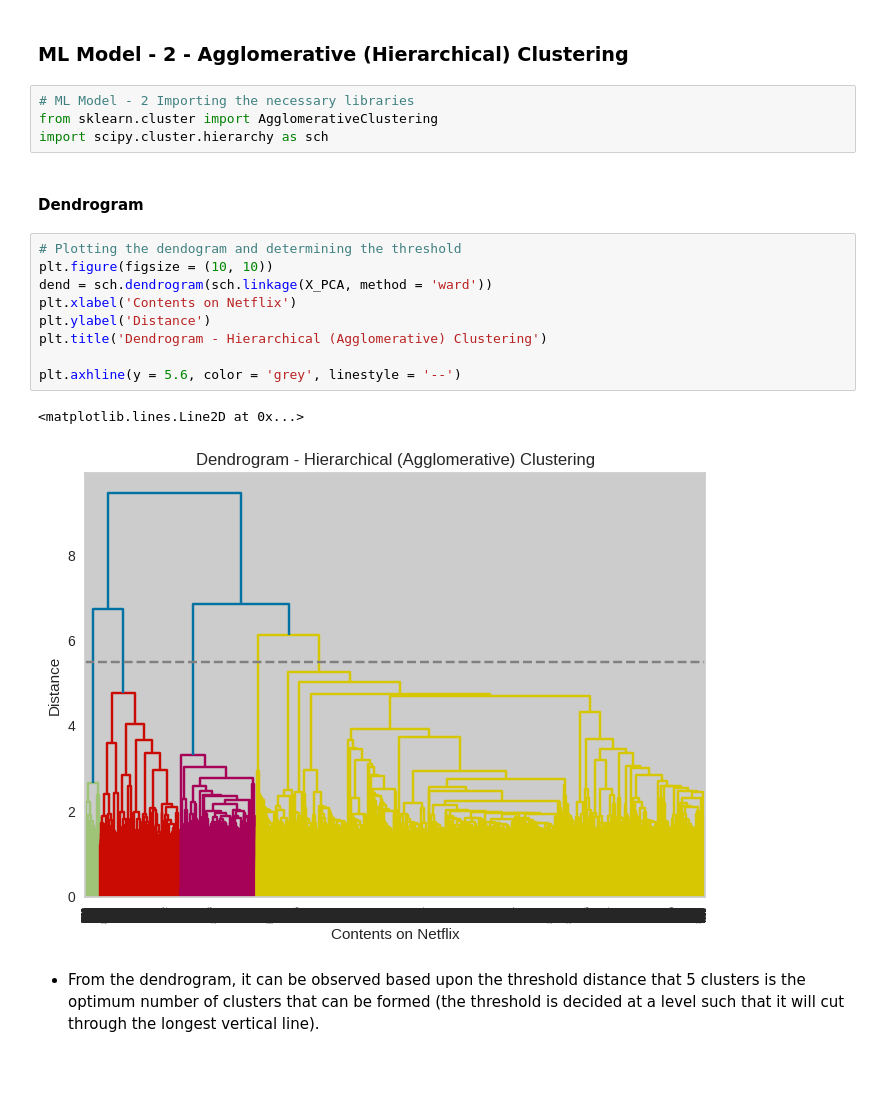
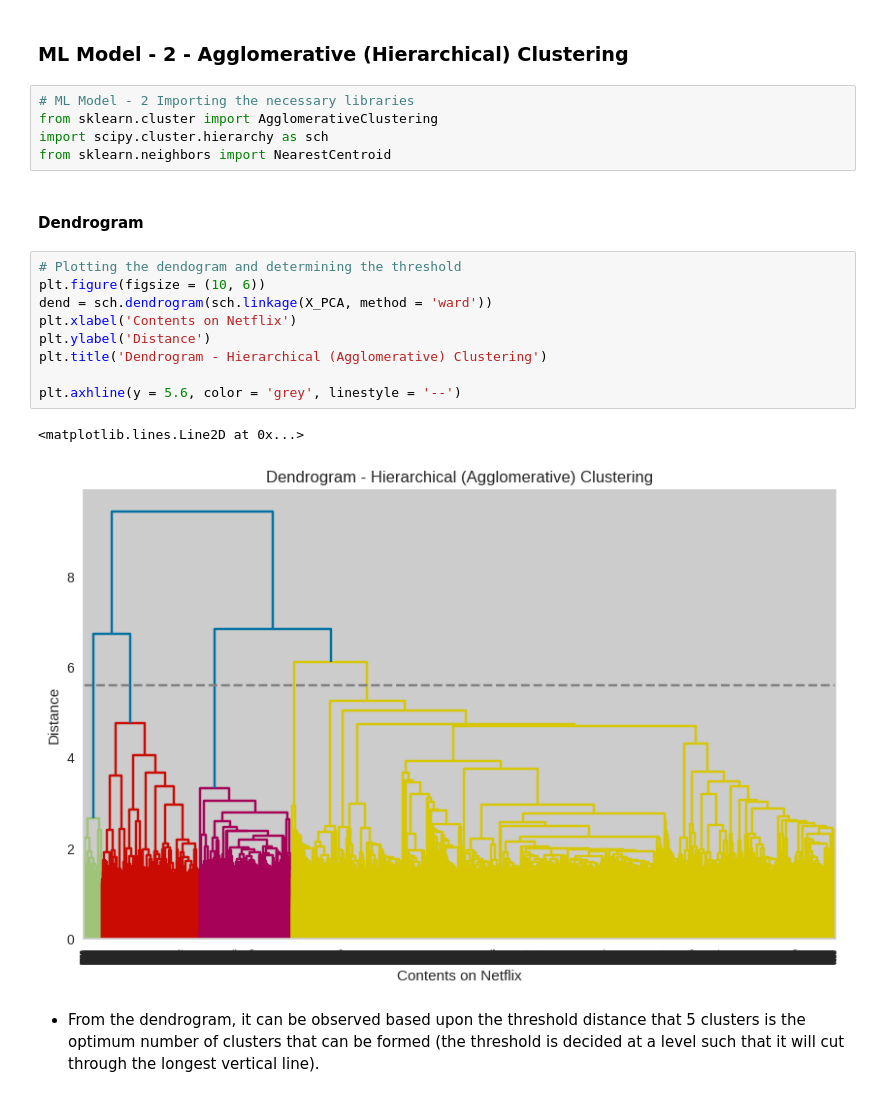
Before and after one commit to dipankarsahu1000/Netflix-Movie-and-TV-Shows-Clustering, a Jupyter notebook: Netflix_Movies_and_TV_Shows_Clustering.ipynb, the cells around one changed output. Saved outputs shown, nothing was run; the diff lists cells and outputs as text; blank space fills up the shorter version.

```diff
--- a/Netflix_Movies_and_TV_Shows_Clustering.ipynb
+++ b/Netflix_Movies_and_TV_Shows_Clustering.ipynb
@@ -1318,20 +1344,21 @@ kmeans = KMeans(n_clusters = 9, init = 'k-means++', random_state = 0)
 # ML Model - 2 Importing the necessary libraries
 from sklearn.cluster import AgglomerativeClustering
 import scipy.cluster.hierarchy as sch
+from sklearn.neighbors import NearestCentroid
 # %% [markdown]
 ####  Dendrogram
 # %%
 # Plotting the dendogram and determining the threshold
-plt.figure(figsize = (10, 10))
+plt.figure(figsize = (10, 6))
 dend = sch.dendrogram(sch.linkage(X_PCA, method = 'ward'))
 plt.xlabel('Contents on Netflix')
 plt.ylabel('Distance')
 plt.title('Dendrogram - Hierarchical (Agglomerative) Clustering')
 
 plt.axhline(y = 5.6, color = 'grey', linestyle = '--')
 # %% [output]
 <matplotlib.lines.Line2D at 0x...>
-[figure, old version]
+[figure, new version]
 # %% [markdown]
 * From the dendrogram, it can be observed based upon the threshold distance that 5 clusters is the optimum number of clusters that can be formed (the threshold is decided at a level such that it will cut through the longest vertical line).
 # %%
```
Also changed, not shown: parts of 25 cells of this notebook.
